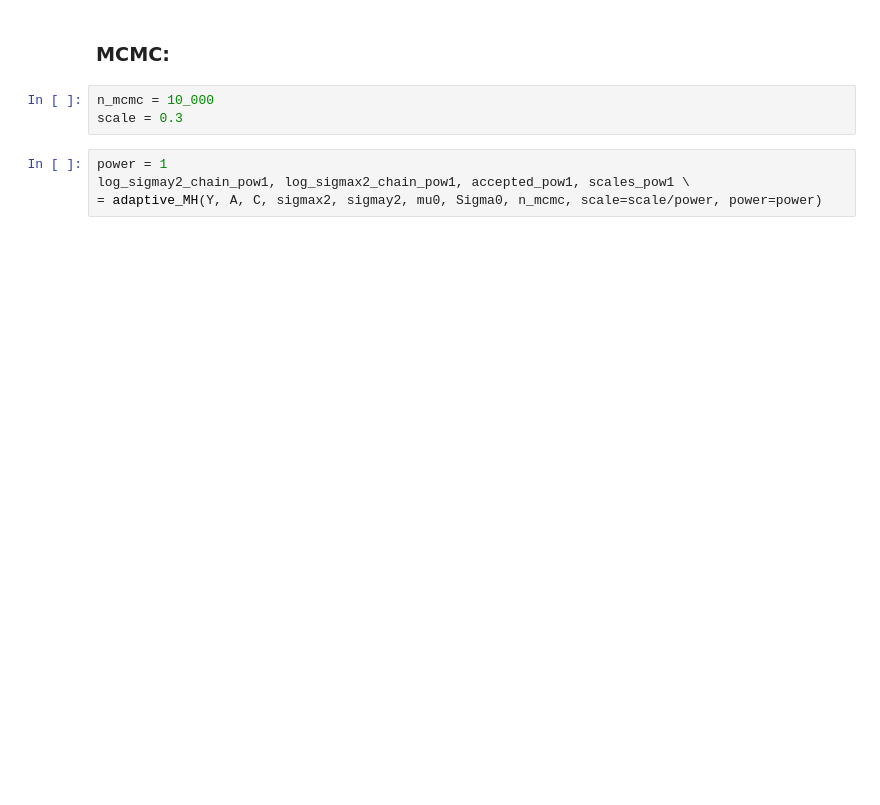
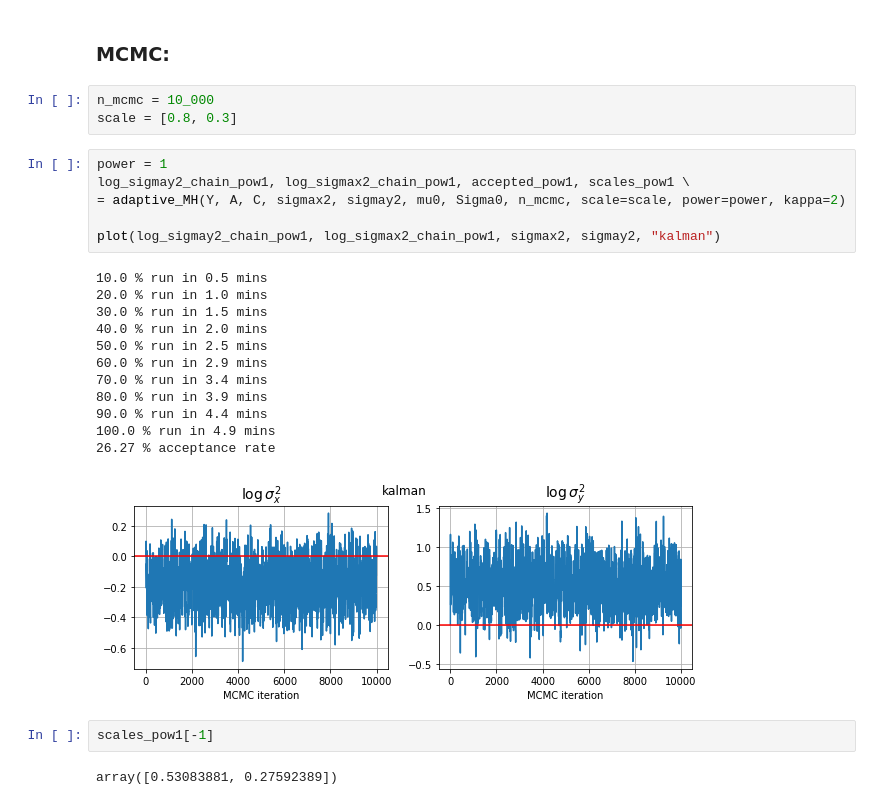
Before and after one commit to deborsheesen/DC-BATS-deborshee, a Jupyter notebook: linear_Gaussian_HMM/kalman.ipynb, the cells around one changed output. Saved outputs shown, nothing was run; the diff lists cells and outputs as text; blank space fills up the shorter version.

```diff
--- a/linear_Gaussian_HMM/kalman.ipynb
+++ b/linear_Gaussian_HMM/kalman.ipynb
@@ -73,11 +90,30 @@ plt.grid(True)
 ### MCMC:
 # %%
 n_mcmc = 10_000
-scale = 0.3
+scale = [0.8, 0.3]
 # %%
 power = 1
 log_sigmay2_chain_pow1, log_sigmax2_chain_pow1, accepted_pow1, scales_pow1 \
-= adaptive_MH(Y, A, C, sigmax2, sigmay2, mu0, Sigma0, n_mcmc, scale=scale/power, power=power)
+= adaptive_MH(Y, A, C, sigmax2, sigmay2, mu0, Sigma0, n_mcmc, scale=scale, power=power, kappa=2)
+
+plot(log_sigmay2_chain_pow1, log_sigmax2_chain_pow1, sigmax2, sigmay2, "kalman")
+# %% [output]
+10.0 % run in 0.5 mins
+20.0 % run in 1.0 mins
+30.0 % run in 1.5 mins
+40.0 % run in 2.0 mins
+50.0 % run in 2.5 mins
+60.0 % run in 2.9 mins
+70.0 % run in 3.4 mins
+80.0 % run in 3.9 mins
+90.0 % run in 4.4 mins
+100.0 % run in 4.9 mins
+26.27 % acceptance rate
+[figure, added]
+# %%
+scales_pow1[-1]
+# %% [output]
+array([0.53083881, 0.27592389])
 # %%
 power = 5
 log_sigmay2_chain_pow5, log_sigmax2_chain_pow5, accepted_pow5, scales_pow5 \
```
Also changed, not shown: parts of 10 cells of this notebook, 4 other files.
